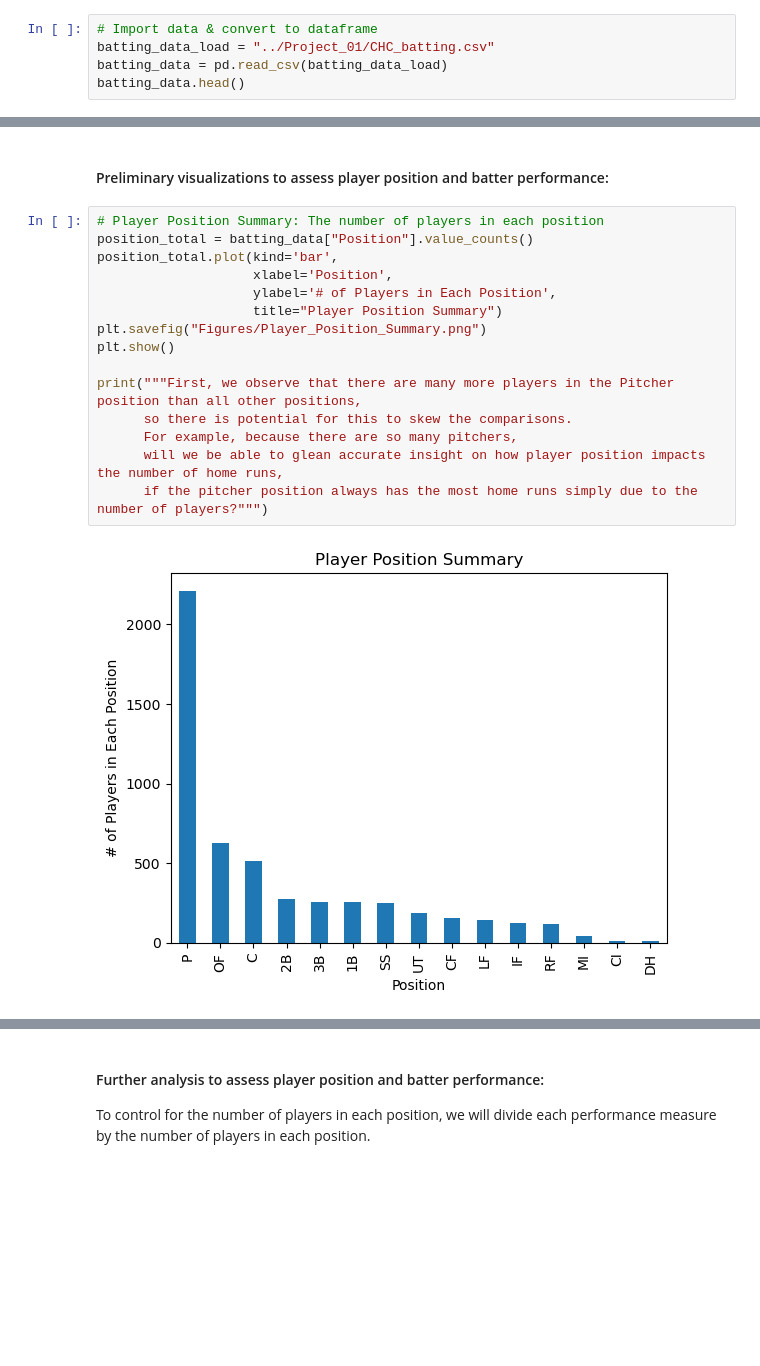
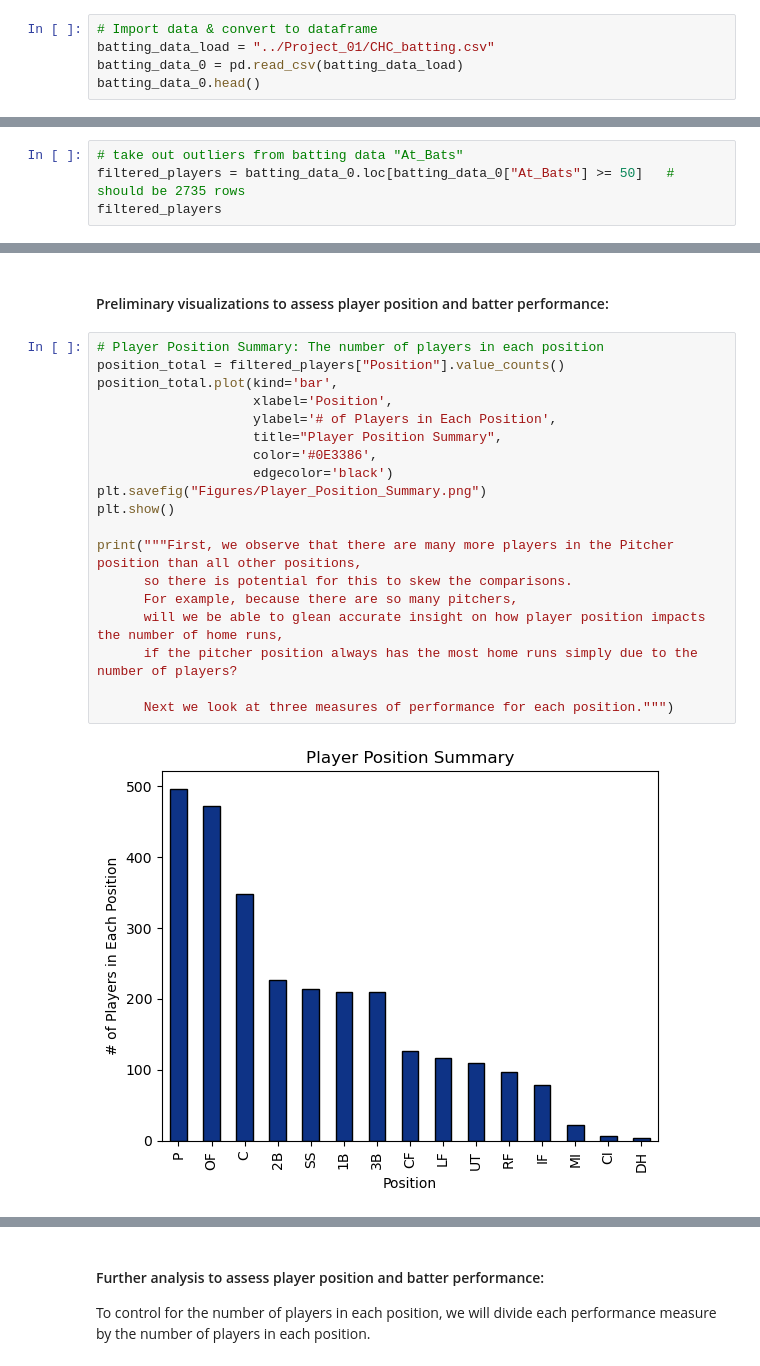
Before and after one commit to ml9148/Project_01, a Jupyter notebook: data_cleaning.ipynb, the cells around one changed output, grey strips where cells are left out. Drawn from its saved outputs; the diff is of its cells as text; blank space fills up the shorter version.

```diff
--- a/data_cleaning.ipynb
+++ b/data_cleaning.ipynb
@@ -10,8 +10,8 @@ warnings.filterwarnings("ignore")
 # %%
 # Import data & convert to dataframe
 batting_data_load = "../Project_01/CHC_batting.csv"
-batting_data = pd.read_csv(batting_data_load)
-batting_data.head()
+batting_data_0 = pd.read_csv(batting_data_load)
+batting_data_0.head()
 # %% [output]
 |  | Rank | Year | Position | Name | Age | Games | Plate_Appearances | At_Bats | Runs | Hits | ... |
 | 0 | 1 | 2023 | C | Yan Gomes | 35 | 116 | 419 | 382 | 44 | 102 | ... |
@@ -20,3 +20,7 @@ batting_data.head()
 | 3 | 4 | 2023 | SS | Dansby Swanson | 29 | 147 | 638 | 565 | 81 | 138 | ... |
 | 4 | 5 | 2023 | 3B | Nick Madrigal | 26 | 92 | 294 | 270 | 34 | 71 | ... |
 5 rows × 31 columns
+# %%
+# take out outliers from batting data "At_Bats"
+filtered_players = batting_data_0.loc[batting_data_0["At_Bats"] >= 50]   # should be 2735 rows
+filtered_players
@@ -254,21 +168,25 @@ We will compare the player’s position to their runs batted, bases stolen, and
 #### Preliminary visualizations to assess player position and batter performance:
 # %%
 # Player Position Summary: The number of players in each position
-position_total = batting_data["Position"].value_counts()
+position_total = filtered_players["Position"].value_counts()
 position_total.plot(kind='bar',
                     xlabel='Position',
                     ylabel='# of Players in Each Position',
-                    title="Player Position Summary")
+                    title="Player Position Summary",
+                    color='#0E3386',
+                    edgecolor='black')
 plt.savefig("Figures/Player_Position_Summary.png")
 plt.show()
 
 print("""First, we observe that there are many more players in the Pitcher position than all other positions,
       so there is potential for this to skew the comparisons.
       For example, because there are so many pitchers,
       will we be able to glean accurate insight on how player position impacts the number of home runs,
-      if the pitcher position always has the most home runs simply due to the number of players?""")
+      if the pitcher position always has the most home runs simply due to the number of players?
+
+      Next we look at three measures of performance for each position.""")
 # %% [output]
-[figure, old version]
+[figure, new version]
 First, we observe that there are many more players in the Pitcher position than all other positions,
       so there is potential for this to skew the comparisons.
       For example, because there are so many pitchers,
```
Also changed, not shown: parts of 54 cells of this notebook, 1 other file.
